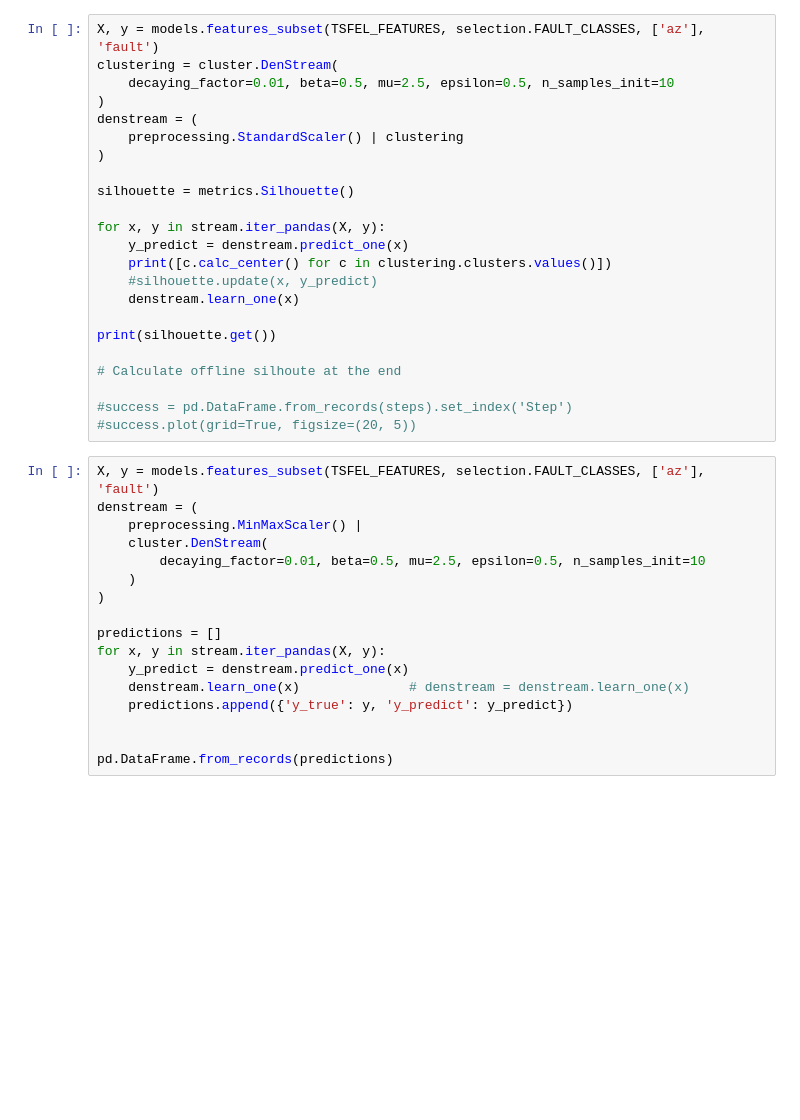
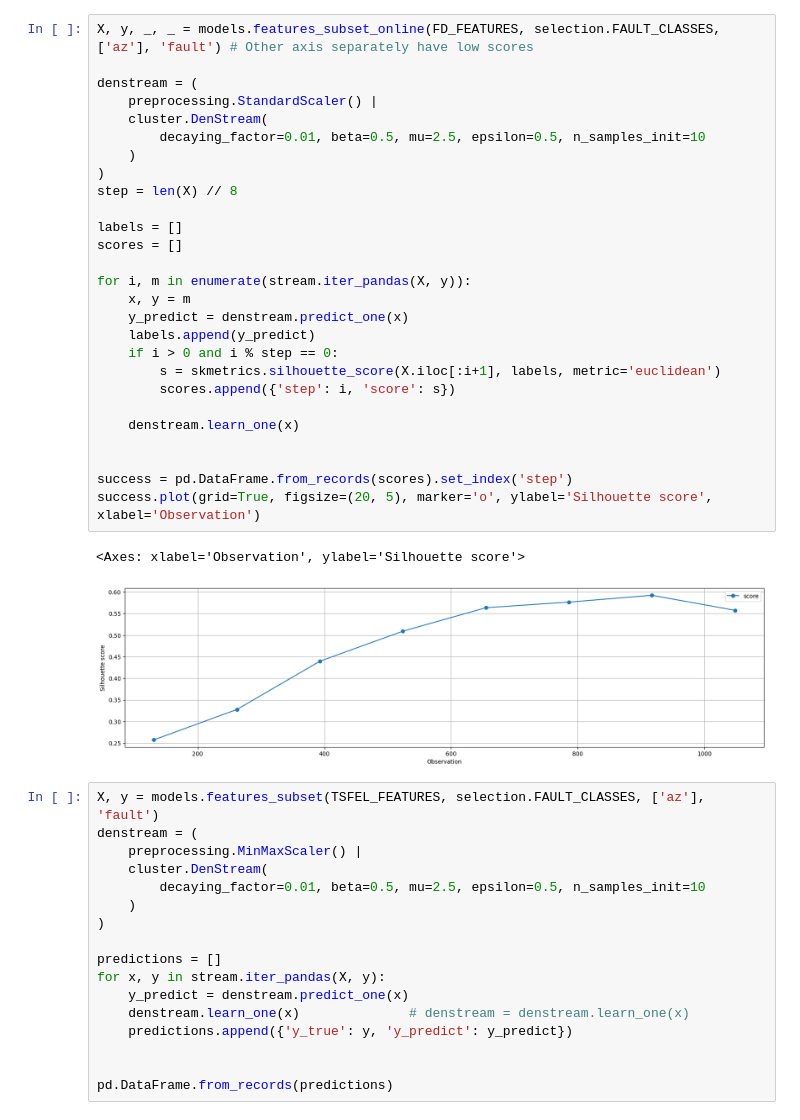
Before and after one commit to etakerim/masters-thesis, a Jupyter notebook: notebooks/Models-Online/DenStream.ipynb, the cells around one changed output. Cells and saved outputs as stored; diff of their text form; blank space fills up the shorter version.

```diff
--- a/notebooks/Models-Online/DenStream.ipynb
+++ b/notebooks/Models-Online/DenStream.ipynb
@@ -28,28 +29,35 @@ TSFEL_TD_FEATURES = os.path.join(FEATURES_PATH, selection.TSFEL_TIME_FEATURES_PA
 TSFEL_FD_FEATURES = os.path.join(FEATURES_PATH, selection.TSFEL_FREQ_FEATURES_PATH)
 TSFEL_SD_FEATURES = os.path.join(FEATURES_PATH, selection.TSFEL_STAT_FEATURES_PATH)
 # %%
-X, y = models.features_subset(TSFEL_FEATURES, selection.FAULT_CLASSES, ['az'], 'fault')
-clustering = cluster.DenStream(
-    decaying_factor=0.01, beta=0.5, mu=2.5, epsilon=0.5, n_samples_init=10
+X, y, _, _ = models.features_subset_online(FD_FEATURES, selection.FAULT_CLASSES, ['az'], 'fault') # Other axis separately have low scores
+
+denstream = (
+    preprocessing.StandardScaler() |
+    cluster.DenStream(
+        decaying_factor=0.01, beta=0.5, mu=2.5, epsilon=0.5, n_samples_init=10
+    )
 )
-denstream = (
-    preprocessing.StandardScaler() | clustering
-)
+step = len(X) // 8
 
-silhouette = metrics.Silhouette()
+labels = []
+scores = []
 
-for x, y in stream.iter_pandas(X, y):
+for i, m in enumerate(stream.iter_pandas(X, y)):
+    x, y = m
     y_predict = denstream.predict_one(x)
-    print([c.calc_center() for c in clustering.clusters.values()])
-    #silhouette.update(x, y_predict)
+    labels.append(y_predict)
+    if i > 0 and i % step == 0:
+        s = skmetrics.silhouette_score(X.iloc[:i+1], labels, metric='euclidean')
+        scores.append({'step': i, 'score': s})
+
     denstream.learn_one(x)
 
-print(silhouette.get())
 
-# Calculate offline silhoute at the end
-
-#success = pd.DataFrame.from_records(steps).set_index('Step')
-#success.plot(grid=True, figsize=(20, 5))
+success = pd.DataFrame.from_records(scores).set_index('step')
+success.plot(grid=True, figsize=(20, 5), marker='o', ylabel='Silhouette score', xlabel='Observation')
+# %% [output]
+<Axes: xlabel='Observation', ylabel='Silhouette score'>
+[figure, added]
 # %%
 X, y = models.features_subset(TSFEL_FEATURES, selection.FAULT_CLASSES, ['az'], 'fault')
 denstream = (
```
Also changed, not shown: parts of 1 cell of this notebook, 49 other files.
